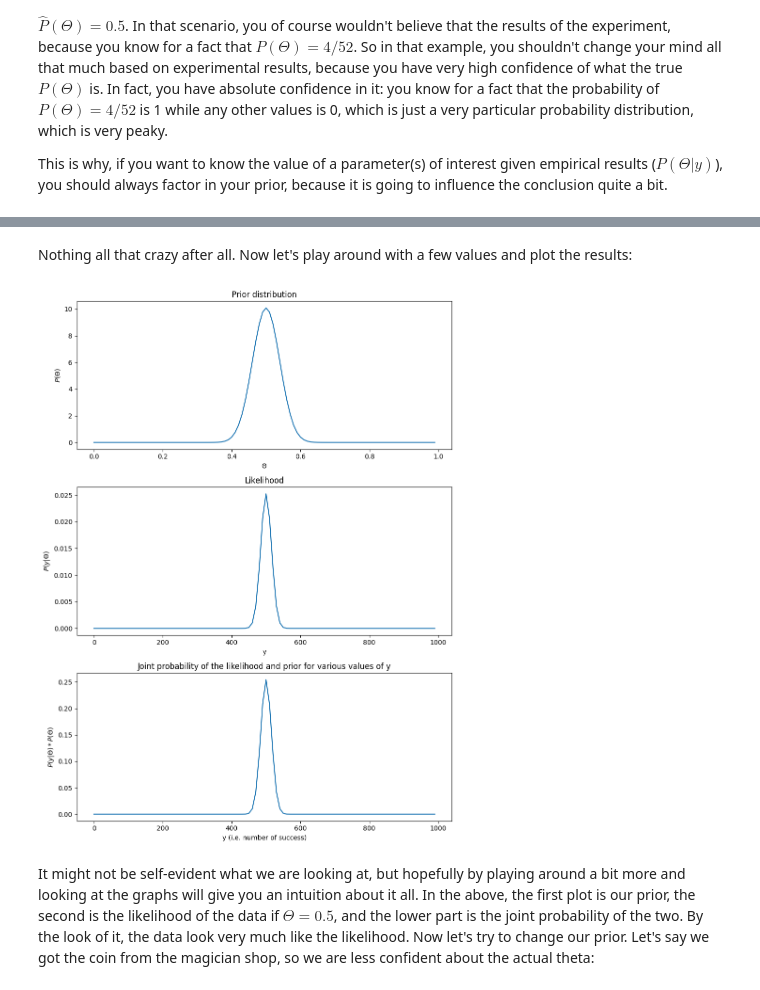
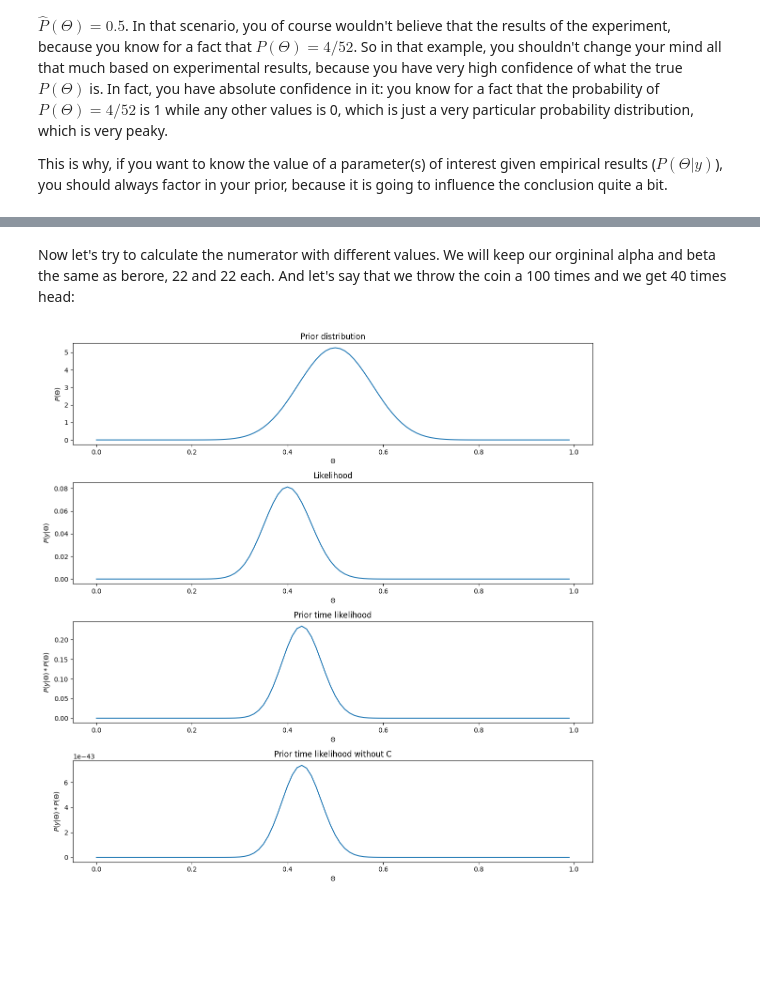
Before and after one commit to AlexLepauvre/variation_laplace_for_dummies, a Jupyter notebook: VariationalLaplaceForDummies/_build/jupyter_execute/BayesTheorem.ipynb, the cells around one changed output, grey strips where cells are left out. Cells and saved outputs as stored; diff of their text form; code cells hidden in the pictures; blank space fills up the shorter version.

```diff
--- a/VariationalLaplaceForDummies/_build/jupyter_execute/BayesTheorem.ipynb
+++ b/VariationalLaplaceForDummies/_build/jupyter_execute/BayesTheorem.ipynb
@@ -249,2 +224,0 @@ def binomial_beta_joint(y, n, theta, alpha, beta):
-# %% [markdown]
-Nothing all that crazy after all. Now let's play around with a few values and plot the results:
@@ -251,29 +301,35 @@ Nothing all that crazy after all. Now let's play around with a few values and pl
+# %% [markdown]
+Now let's try to calculate the numerator with different values. We will keep our orgininal alpha and beta the same as berore, 22 and 22 each. And let's say that we throw the coin a 100 times and we get 40 times head:
 # %%
-theta = 0.5 # Our prior about the most likely value of theta
-alpha = 80  # Our prior confidence for the theta value
-beta = 80  # Our prior confidence for the theta value
-n = 1000  # Say we run an experiment in which we throw the coin a 1000 times
-ys = np.arange(0, 1000, 10) # We can plot the joint probability of our likelihood and prior for different observation to see what that looks like:
+alpha = 22  # Our prior confidence for the theta value
+beta = 22  # Our prior confidence for the theta value
+n = 100  # Say we run an experiment in which we throw the coin a 1000 times
+k = 40  # Say we get a hypothetical 400 heads:
 
-fig, ax = plt.subplots(3, figsize=(9, 12))
-ax[0].plot(np.arange(0, 1, 0.01), [beta_distribution(theta, alpha, beta) for theta in np.arange(0, 1, 0.01)], label=f"$\\alpha$={alpha} & $\\beta$={beta}")
+thetas = np.arange(0, 1, 0.01)
+
+fig, ax = plt.subplots(4, figsize=(12, 12))
+ax[0].plot(thetas, [beta_distribution(theta, alpha, beta) for theta in thetas], label=f"$\\alpha$={alpha} & $\\beta$={beta}")
 ax[0].set_ylabel("$P(\\Theta)$")
 ax[0].set_xlabel("$\\Theta$")
 ax[0].set_title("Prior distribution")
 
-ax[1].plot(np.arange(0, 1000, 10), [binomial_distribution(n, y, theta) for y in np.arange(0, 1000, 10)])
+ax[1].plot(thetas, [binomial_distribution(n, k, theta) for theta in thetas])
 ax[1].set_ylabel("$P(y|\\Theta)$")
-ax[1].set_xlabel("y")
+ax[1].set_xlabel("$\\Theta$")
 ax[1].set_title("Likelihood")
 
-ax[2].plot(ys, [binomial_beta_joint(y, n, theta, alpha, beta) for y in ys])
+ax[2].plot(thetas, [likelihood_times_prior(theta, n, k, alpha, beta) for theta in thetas])
 ax[2].set_ylabel("$P(y|\\Theta) * P(\\Theta)$")
-ax[2].set_xlabel("y (i.e. number of success)")
-ax[2].set_title("Joint probability of the likelihood and prior for various values of y")
+ax[2].set_xlabel("$\\Theta$")
+ax[2].set_title("Prior time likelihood")
+
+ax[3].plot(thetas, [likelihood_times_prior_n_c(theta, n, k, alpha, beta) for theta in thetas])
+ax[3].set_ylabel("$P(y|\\Theta) * P(\\Theta)$")
+ax[3].set_xlabel("$\\Theta$")
+ax[3].set_title("Prior time likelihood without C")
 plt.tight_layout()
 plt.show()
 plt.close()
 # %% [output]
-[figure, old version]
+[figure, new version]
-# %% [markdown]
-It might not be self-evident what we are looking at, but hopefully by playing around a bit more and looking at the graphs will give you an intuition about it all. In the above, the first plot is our prior, the second is the likelihood of the data if $\Theta=0.5$, and the lower part is the joint probability of the two. By the look of it, the data look very much like the likelihood. Now let's try to change our prior. Let's say we got the coin from the magician shop, so we are less confident about the actual theta:
```
Also changed, not shown: parts of 28 cells of this notebook, 38 other files.
